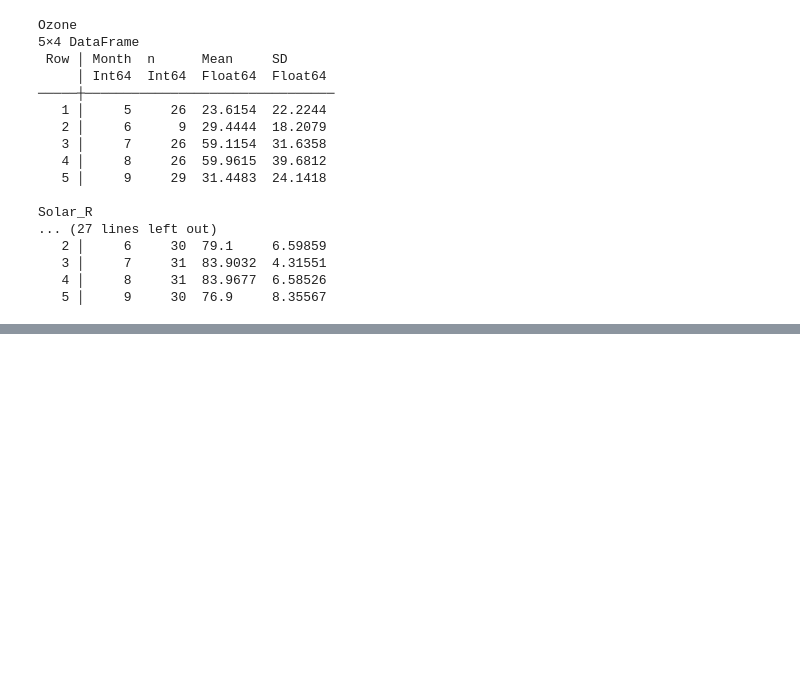
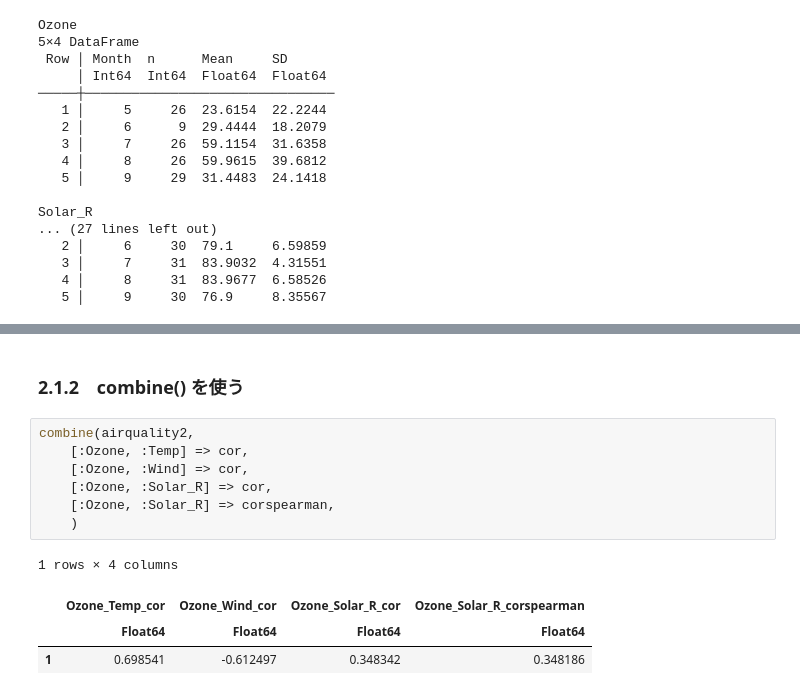
Before and after one commit to r-de-r/stats, a Jupyter notebook: Julia-stats4.ipynb, the cells around one changed output, grey strips where cells are left out. Drawn from its saved outputs; the diff is of its cells as text; blank space fills up the shorter version.

```diff
--- a/Julia-stats4.ipynb
+++ b/Julia-stats4.ipynb
@@ -747,0 +802,14 @@ Solar_R
+# %% [markdown]
+### 2.1.2　combine() を使う
+# %%
+combine(airquality2,
+    [:Ozone, :Temp] => cor,
+    [:Ozone, :Wind] => cor,
+    [:Ozone, :Solar_R] => cor,
+    [:Ozone, :Solar_R] => corspearman,
+    )
+# %% [output]
+1 rows × 4 columns
+|  | Ozone_Temp_cor | Ozone_Wind_cor | Ozone_Solar_R_cor | Ozone_Solar_R_corspearman |
+|  | Float64 | Float64 | Float64 | Float64 |
+| 1 | 0.698541 | -0.612497 | 0.348342 | 0.348186 |
```
Also changed, not shown: parts of 58 cells of this notebook, 7 other files.
